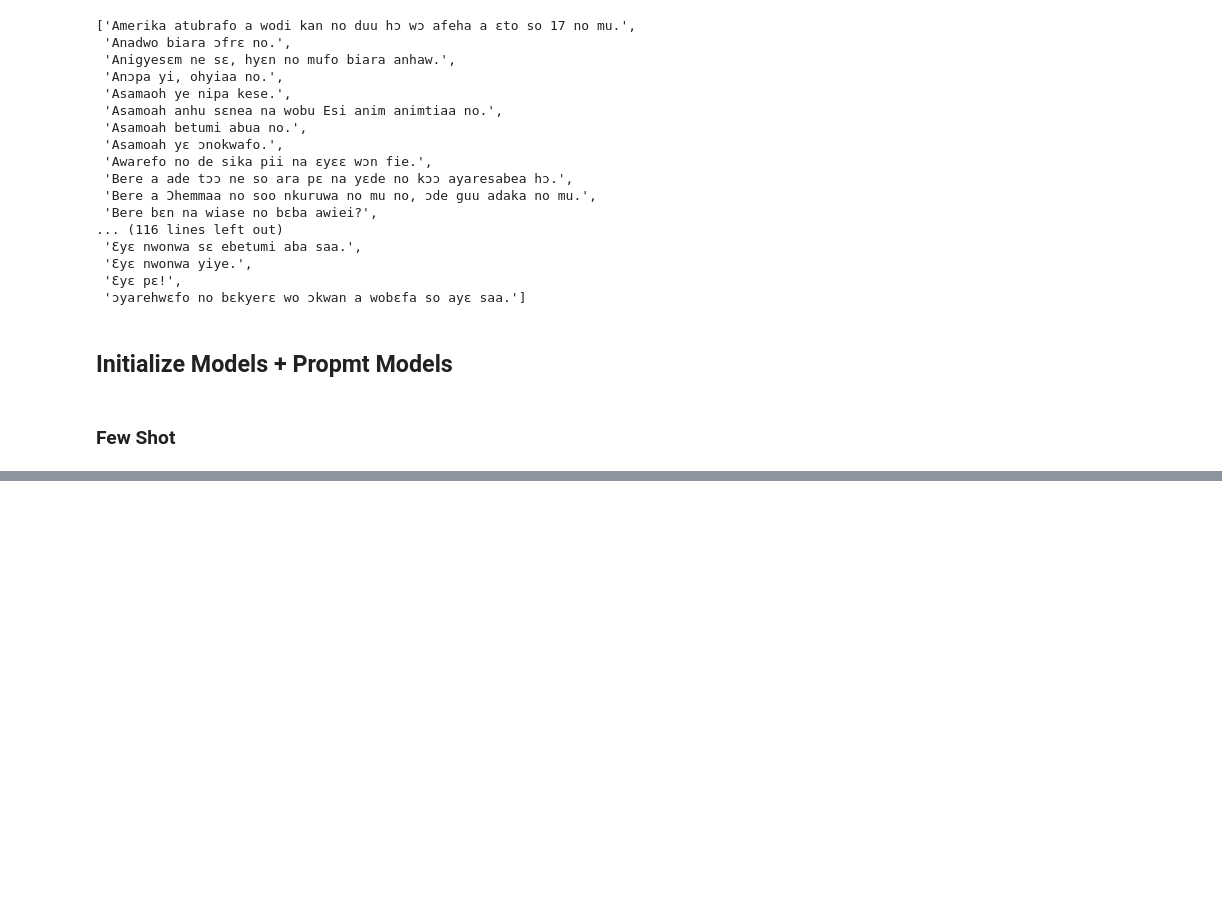
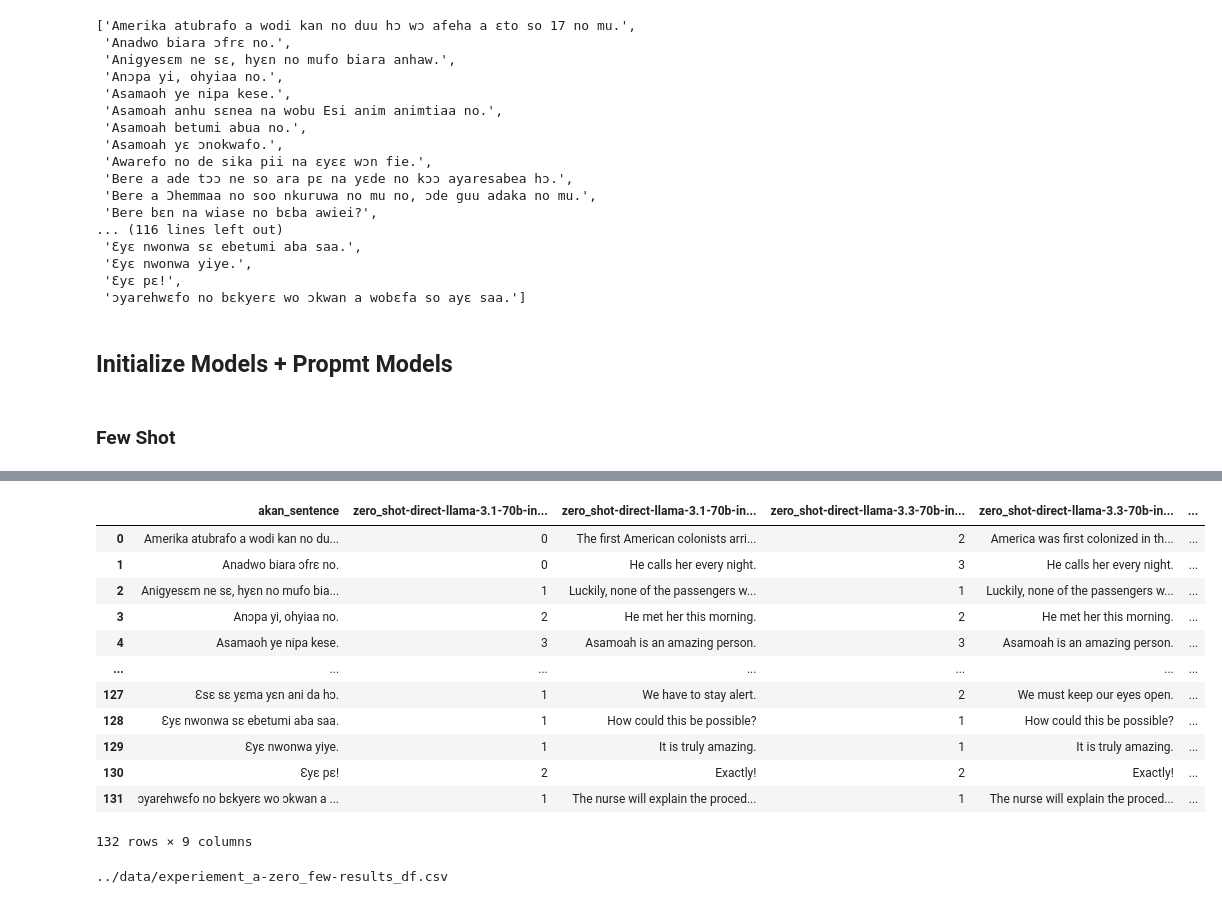
Before and after one commit to Brinkley97/comp-express-mt, a Jupyter notebook: notebook_experiments/prompt_results-experiment_a.ipynb, the cells around one changed output, grey strips where cells are left out. Cells and saved outputs as stored; diff of their text form; code cells hidden in the pictures; blank space fills up the shorter version.

```diff
--- a/notebook_experiments/prompt_results-experiment_a.ipynb
+++ b/notebook_experiments/prompt_results-experiment_a.ipynb
@@ -275,6 +270,28 @@ col_prefix: few_shot-direct-llama-3.3-70b-instruct
 | 130 | Ɛyɛ pɛ! | 2 | Exactly! | 2 | Exactly! | ... |
 | 131 | ɔyarehwɛfo no bɛkyerɛ wo ɔkwan a ... | 1 | The nurse will explain the proced... | 1 | The nurse will explain the proced... | ... |
 132 rows × 9 columns
+# %%
+full_results_df
+# %% [output]
+|  | akan_sentence | zero_shot-direct-llama-3.1-70b-in... | zero_shot-direct-llama-3.1-70b-in... | zero_shot-direct-llama-3.3-70b-in... | zero_shot-direct-llama-3.3-70b-in... | ... |
+| 0 | Amerika atubrafo a wodi kan no du... | 0 | The first American colonists arri... | 2 | America was first colonized in th... | ... |
+| 1 | Anadwo biara ɔfrɛ no. | 0 | He calls her every night. | 3 | He calls her every night. | ... |
+| 2 | Anigyesɛm ne sɛ, hyɛn no mufo bia... | 1 | Luckily, none of the passengers w... | 1 | Luckily, none of the passengers w... | ... |
+| 3 | Anɔpa yi, ohyiaa no. | 2 | He met her this morning. | 2 | He met her this morning. | ... |
+| 4 | Asamaoh ye nipa kese. | 3 | Asamoah is an amazing person. | 3 | Asamoah is an amazing person. | ... |
+| ... | ... | ... | ... | ... | ... | ... |
+| 127 | Ɛsɛ sɛ yɛma yɛn ani da hɔ. | 1 | We have to stay alert. | 2 | We must keep our eyes open. | ... |
+| 128 | Ɛyɛ nwonwa sɛ ebetumi aba saa. | 1 | How could this be possible? | 1 | How could this be possible? | ... |
+| 129 | Ɛyɛ nwonwa yiye. | 1 | It is truly amazing. | 1 | It is truly amazing. | ... |
+| 130 | Ɛyɛ pɛ! | 2 | Exactly! | 2 | Exactly! | ... |
+| 131 | ɔyarehwɛfo no bɛkyerɛ wo ɔkwan a ... | 1 | The nurse will explain the proced... | 1 | The nurse will explain the proced... | ... |
+132 rows × 9 columns
 # %%
 # results_df = pd.concat([zero_shot_results_df, few_shot_results_df])
 # results_df
+# %%
+save_zero_shot_results_dir = os.path.join('../data/', "experiement_a-zero_few-results_df.csv")
+print(save_zero_shot_results_dir)
+DataProcessing.save_data(full_results_df, save_zero_shot_results_dir)
+# %% [output]
+../data/experiement_a-zero_few-results_df.csv
```
Also changed, not shown: parts of 9 cells of this notebook, 2 other files.
